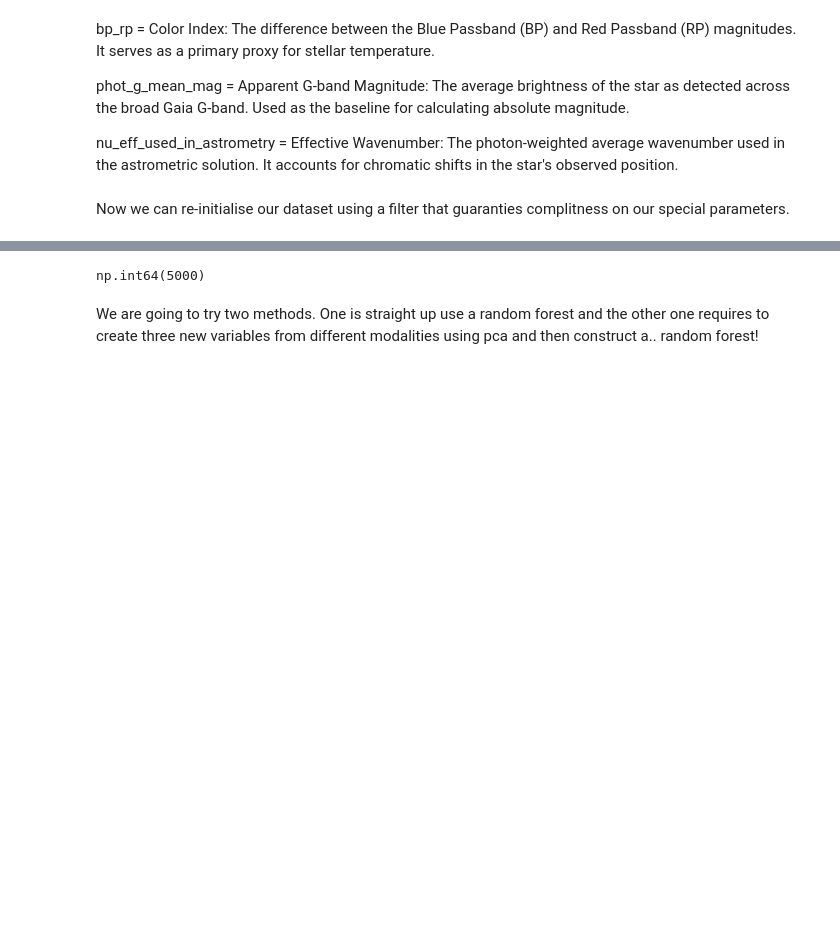
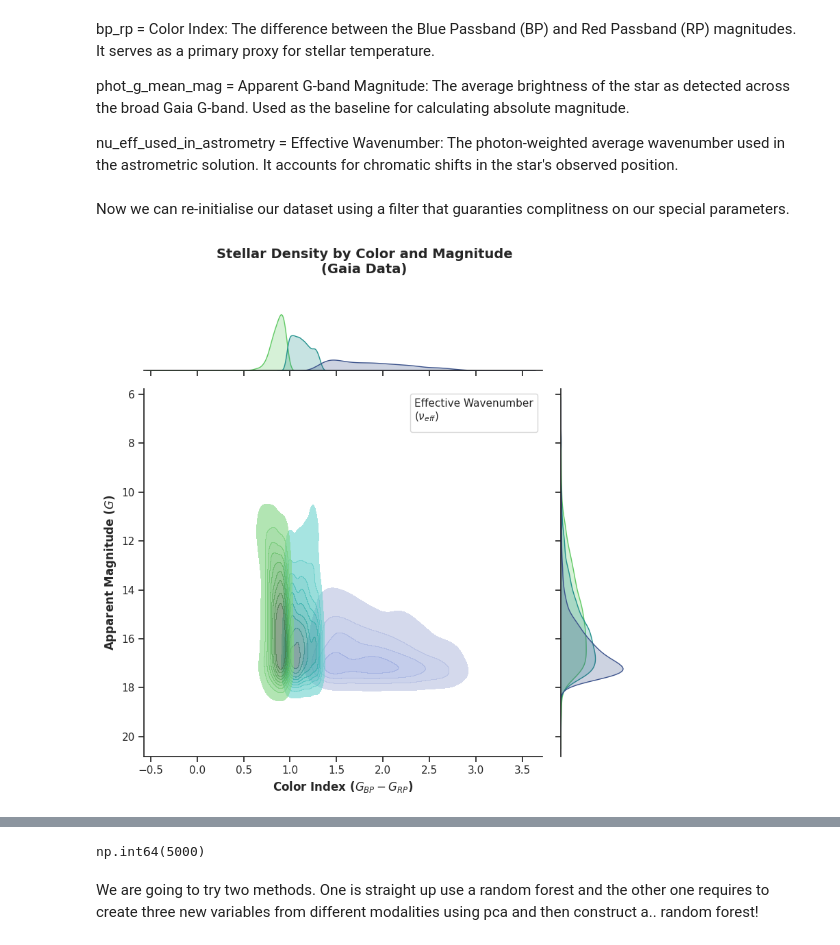
Before and after one commit to kokorikos212/Data-Science-and-Applications-2026, a Jupyter notebook: our_work/src/deliverable.ipynb, the cells around one changed output, grey strips where cells are left out. Drawn from its saved outputs; the diff is of its cells as text; code cells hidden in the pictures; blank space fills up the shorter version.

```diff
--- a/our_work/src/deliverable.ipynb
+++ b/our_work/src/deliverable.ipynb
@@ -413,58 +418,57 @@ features = ['bp_rp','phot_g_mean_mag', 'nu_eff_used_in_astrometry']
 
 df_stars_complete = factory.load_validated_dataset("MultimodalUniverse/gaia",n_wanted=5000, filter_names=downloading_filters, required_vars=features)
 # %%
-import seaborn as sns
-import matplotlib.pyplot as plt
-import pandas as pd
-import numpy as np
+Gemini = True
+if Gemini:
+  # --- Προετοιμασία Δεδομένων (Αν δεν έχει γίνει ήδη) ---
+  # Φιλτράρισμα NaNs για τις μεταβλητές που θα σχεδιάσουμε
+  plot_cols = ['bp_rp', 'phot_g_mean_mag', 'nu_eff_used_in_astrometry']
+  df_plot = df_stars_complete[plot_cols].dropna().copy()
 
-# --- Προετοιμασία Δεδομένων (Αν δεν έχει γίνει ήδη) ---
-# Φιλτράρισμα NaNs για τις μεταβλητές που θα σχεδιάσουμε
-plot_cols = ['bp_rp', 'phot_g_mean_mag', 'nu_eff_used_in_astrometry']
-df_plot = df_stars_final[plot_cols].dropna().copy()
+  # Δημιουργία 3 κατηγοριών (bins) για το nu_eff για να λειτουργήσει το hue
+  # (Χρησιμοποιούμε qcut για ισοπληθείς κατηγορίες: Low, Med, High)
+  df_plot['nu_eff_bin'] = pd.qcut(
+      df_plot['nu_eff_used_in_astrometry'],
+      q=3,
+      labels=["Low", "Med", "High"]
+  )
 
-# Δημιουργία 3 κατηγοριών (bins) για το nu_eff για να λειτουργήσει το hue
-# (Χρησιμοποιούμε qcut για ισοπληθείς κατηγορίες: Low, Med, High)
-df_plot['nu_eff_bin'] = pd.qcut(
-    df_plot['nu_eff_used_in_astrometry'],
-    q=3,
-    labels=["Low", "Med", "High"]
-)
+  # --- Δημιουργία του Plot ---
+  # Χρησιμοποιούμε theme "ticks" για καθαρότερη εμφάνιση
+  sns.set_theme(style="ticks")
 
-# --- Δημιουργία του Plot ---
-# Χρησιμοποιούμε theme "ticks" για καθαρότερη εμφάνιση
-sns.set_theme(style="ticks")
+  g = sns.jointplot(
+      data=df_plot,
+      x="bp_rp",
+      y="phot_g_mean_mag",
+      hue="nu_eff_bin",
+      kind="kde",        # Kernel Density Estimate (πυκνότητα)
+      fill=True,         # Γέμισμα των καμπυλών πυκνότητας
+      alpha=0.6,         # Διαφάνεια για να φαίνονται οι επικαλύψεις
+      palette="viridis",  # Χρωματική παλέτα (κατάλληλη για Low/Med/High)
+      height=8           # Μέγεθος του γραφήματος
+  )
 
-g = sns.jointplot(
-    data=df_plot,
-    x="bp_rp",
-    y="phot_g_mean_mag",
-    hue="nu_eff_bin",
-    kind="kde",        # Kernel Density Estimate (πυκνότητα)
-    fill=True,         # Γέμισμα των καμπυλών πυκνότητας
-    alpha=0.6,         # Διαφάνεια για να φαίνονται οι επικαλύψεις
-    palette="viridis",  # Χρωματική παλέτα (κατάλληλη για Low/Med/High)
-    height=8           # Μέγεθος του γραφήματος
-)
+  # --- Αστρονομικές Προσαρμογές (Insights) ---
 
-# --- Αστρονομικές Προσαρμογές (Insights) ---
+  # 1. Αντιστροφή του Y άξονα (μικρότερο magnitude = λαμπρότερο αστέρι)
+  g.ax_joint.invert_yaxis()
 
-# 1. Αντιστροφή του Y άξονα (μικρότερο magnitude = λαμπρότερο αστέρι)
-g.ax_joint.invert_yaxis()
+  # 2. Ρύθμιση ετικετών αξόνων
+  g.set_axis_labels(
+      'Color Index ($G_{BP} - G_{RP}$)',
+      'Apparent Magnitude ($G$)',
+      fontsize=12,
+      fontweight='bold'
+  )
 
-# 2. Ρύθμιση ετικετών αξόνων
-g.set_axis_labels(
-    'Color Index ($G_{BP} - G_{RP}$)',
-    'Apparent Magnitude ($G$)',
-    fontsize=12,
-    fontweight='bold'
-)
+  # 3. Προσαρμογή της Legend (Λεζάντας)
+  g.ax_joint.legend(title='Effective Wavenumber\n($\\nu_{eff}$)', title_fontsize=11)
 
-# 3. Προσαρμογή της Legend (Λεζάντας)
-g.ax_joint.legend(title='Effective Wavenumber\n($\\nu_{eff}$)', title_fontsize=11)
+  # Προσθήκη τίτλου στο κεντρικό γράφημα
+  g.fig.suptitle('Stellar Density by Color and Magnitude\n(Gaia Data)', fontsize=14, fontweight='bold', y=1.02)
 
-# Προσθήκη τίτλου στο κεντρικό γράφημα
-g.fig.suptitle('Stellar Density by Color and Magnitude\n(Gaia Data)', fontsize=14, fontweight='bold', y=1.02)
-
-plt.tight_layout()
-plt.show()
+  plt.tight_layout()
+  plt.show()
+# %% [output]
+[figure, added]
```
Also changed, not shown: parts of 20 cells of this notebook.
